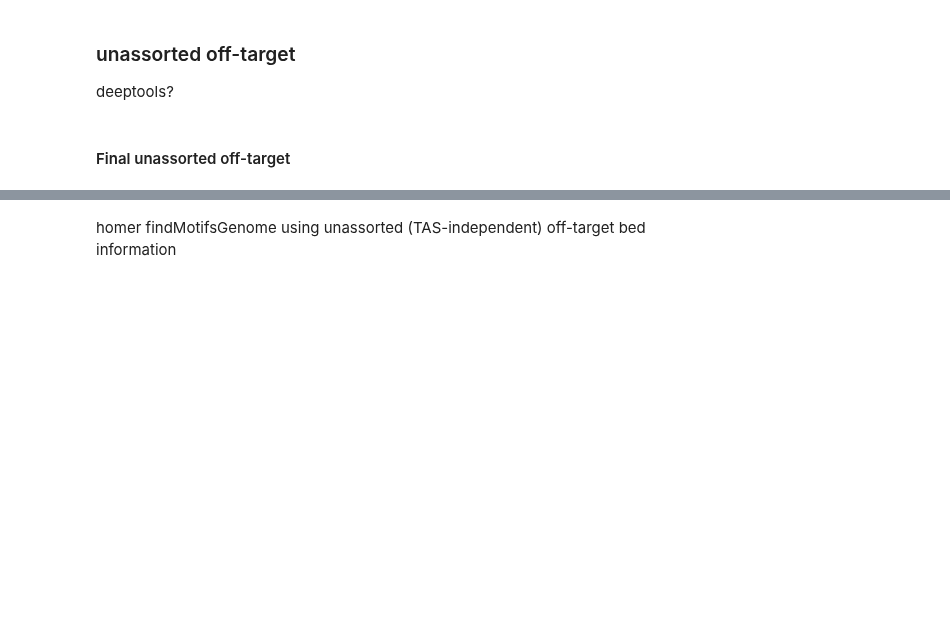
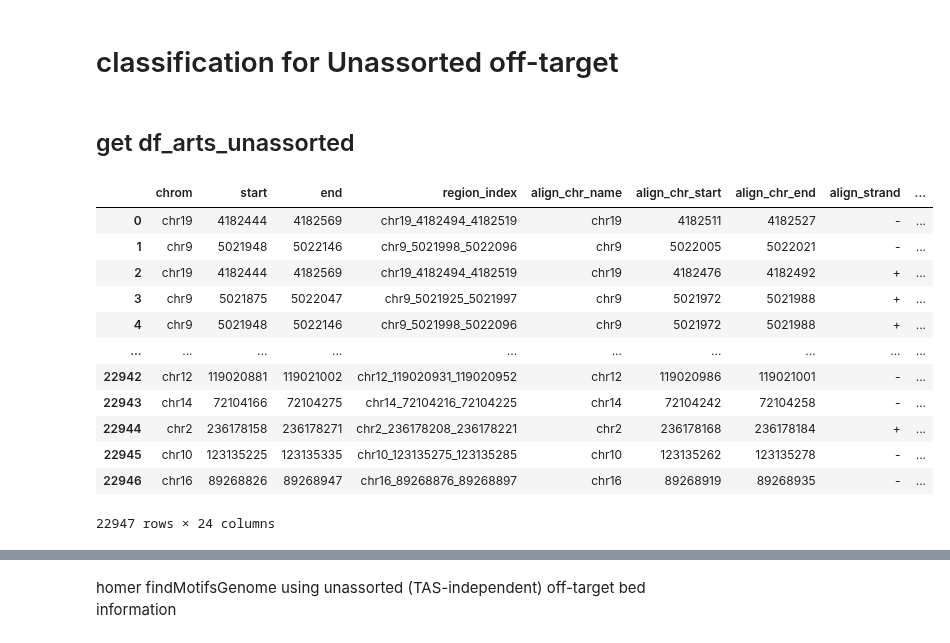
Before and after one commit to hermanzhaozzzz/snakepipes_detect-seq, a Jupyter notebook: step.11.Off-target_Unassorted_analysis.ipynb, the cells around one changed output, grey strips where cells are left out. Drawn from its saved outputs; the diff is of its cells as text; code cells hidden in the pictures; blank space fills up the shorter version.

```diff
--- a/step.11.Off-target_Unassorted_analysis.ipynb
+++ b/step.11.Off-target_Unassorted_analysis.ipynb
@@ -0,0 +3,13 @@
+# %%
+import os
+
+import scipy
+import pandas as pd
+import numpy as np
+import seaborn as sns
+import matplotlib.pyplot as plt
+import matplotlib.ticker as ticker
+from bioat.lib.libpandas import set_option
+from bioat.lib.libpath import HOME
+from pybedtools import BedTool
+set_option()
@@ -1,7 +21,21 @@
 # %% [markdown]
-### unassorted off-target
-deeptools?
+# classification for Unassorted off-target
-# %% [markdown]
-#### Final unassorted off-target
+# %% [markdown]
+## get df_arts_unassorted
 # %%
+df_arts_unassorted = pd.read_csv('../art_seqinfo/df_arts_unassorted.csv')
 df_arts_unassorted
+# %% [output]
+|  | chrom | start | end | region_index | align_chr_name | align_chr_start | align_chr_end | align_strand | ... |
+| 0 | chr19 | 4182444 | 4182569 | chr19_4182494_4182519 | chr19 | 4182511 | 4182527 | - | ... |
+| 1 | chr9 | 5021948 | 5022146 | chr9_5021998_5022096 | chr9 | 5022005 | 5022021 | - | ... |
+| 2 | chr19 | 4182444 | 4182569 | chr19_4182494_4182519 | chr19 | 4182476 | 4182492 | + | ... |
+| 3 | chr9 | 5021875 | 5022047 | chr9_5021925_5021997 | chr9 | 5021972 | 5021988 | + | ... |
+| 4 | chr9 | 5021948 | 5022146 | chr9_5021998_5022096 | chr9 | 5021972 | 5021988 | + | ... |
+| ... | ... | ... | ... | ... | ... | ... | ... | ... | ... |
+| 22942 | chr12 | 119020881 | 119021002 | chr12_119020931_119020952 | chr12 | 119020986 | 119021001 | - | ... |
+| 22943 | chr14 | 72104166 | 72104275 | chr14_72104216_72104225 | chr14 | 72104242 | 72104258 | - | ... |
+| 22944 | chr2 | 236178158 | 236178271 | chr2_236178208_236178221 | chr2 | 236178168 | 236178184 | + | ... |
+| 22945 | chr10 | 123135225 | 123135335 | chr10_123135275_123135285 | chr10 | 123135262 | 123135278 | - | ... |
+| 22946 | chr16 | 89268826 | 89268947 | chr16_89268876_89268897 | chr16 | 89268919 | 89268935 | - | ... |
+22947 rows × 24 columns
```
Also changed, not shown: parts of 45 cells of this notebook.
